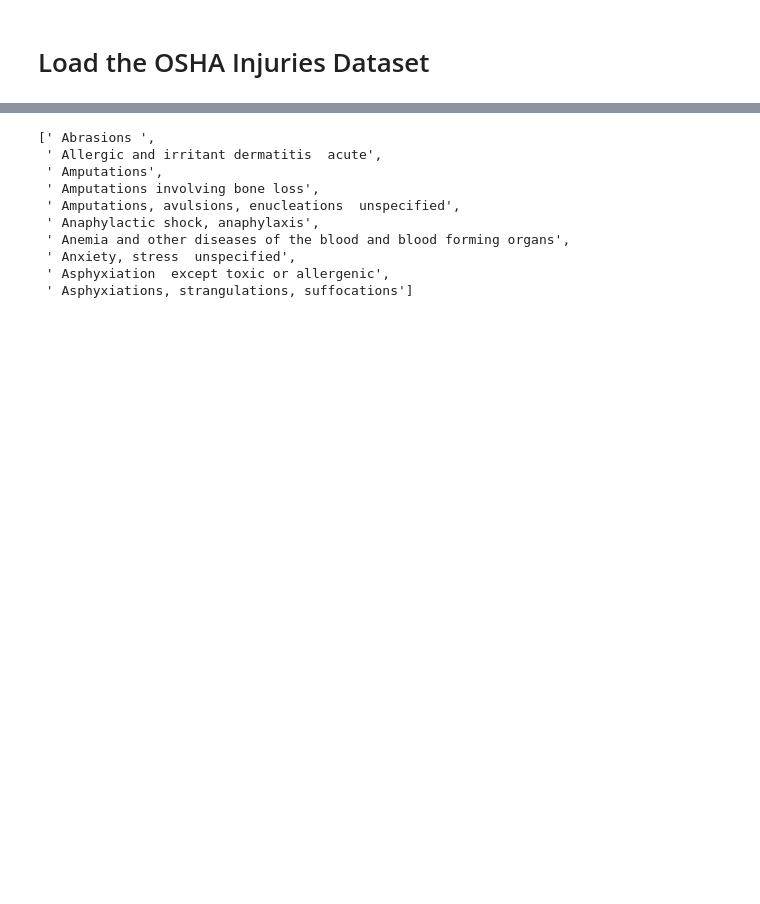
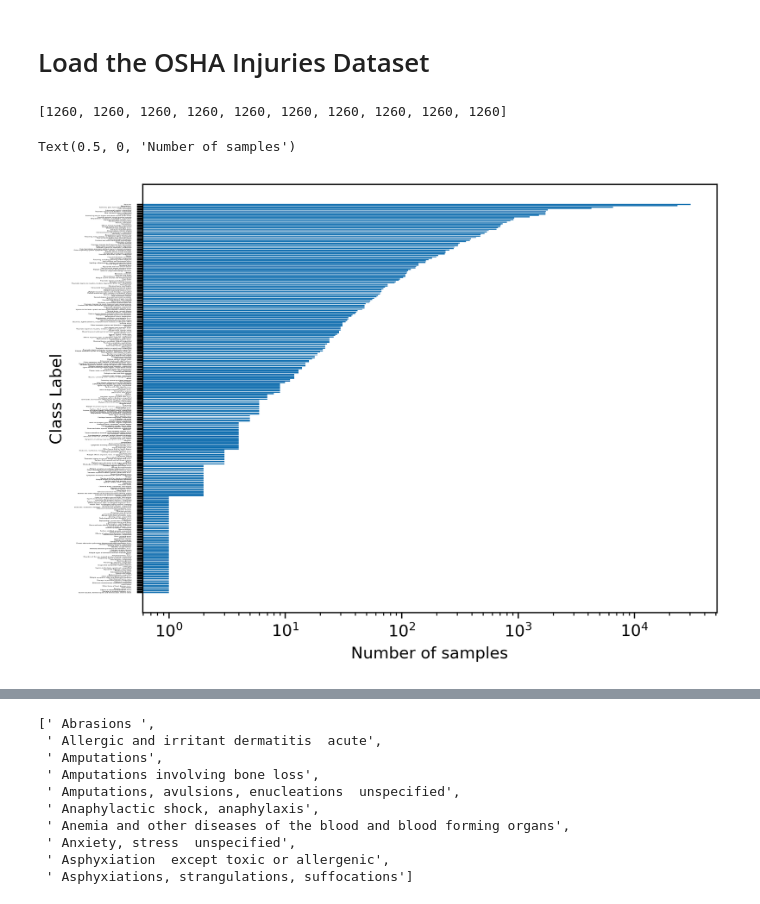
Before and after one commit to Alzter/silverpond-llm-finetuning, a Jupyter notebook: osha_injuries_test.ipynb, the cells around one changed output, grey strips where cells are left out. Cells and saved outputs as stored; diff of their text form; code cells hidden in the pictures; blank space fills up the shorter version.

```diff
--- a/osha_injuries_test.ipynb
+++ b/osha_injuries_test.ipynb
@@ -10,3 +10,28 @@ from datasets import Dataset
 
 data = pd.read_csv("dataset/January2015toJuly2024.csv", low_memory=False)
 data["NatureTitle"] = data["NatureTitle"].map(lambda x : x.strip() if type(x) is str else x)
+# %%
+[min(top_classes.to_list())] * 10
+# %% [output]
+[1260, 1260, 1260, 1260, 1260, 1260, 1260, 1260, 1260, 1260]
+# %%
+from matplotlib import pyplot as plt
+
+top_classes = pd.Series([x.strip() for x in data["NatureTitle"].dropna()])
+top_classes = top_classes.value_counts()
+# Obtain top 50
+pd.Series({name: count for (name, count) in top_classes.to_dict().items() if count > 50})
+
+plt.barh(
+    top_classes.keys(),
+    top_classes.to_list()
+)
+plt.gca().invert_yaxis()
+plt.xscale('log')
+plt.yticks(fontsize=1, rotation=0)
+#plt.yticks([])
+plt.ylabel("Class Label")
+plt.xlabel("Number of samples")
+# %% [output]
+Text(0.5, 0, 'Number of samples')
+[figure, added]
```
Also changed, not shown: parts of 2 cells of this notebook.
